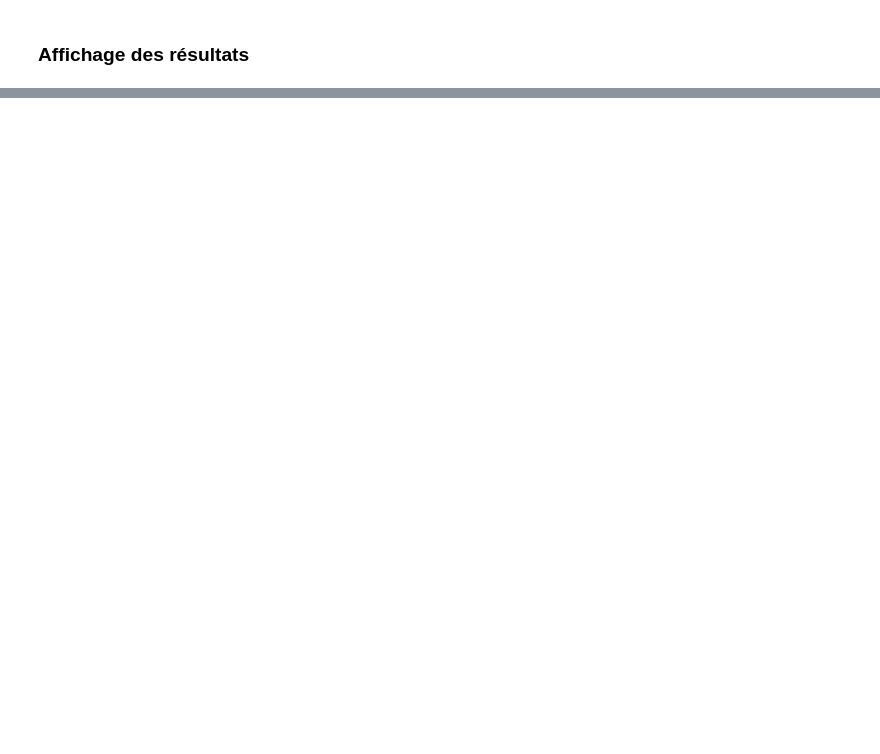
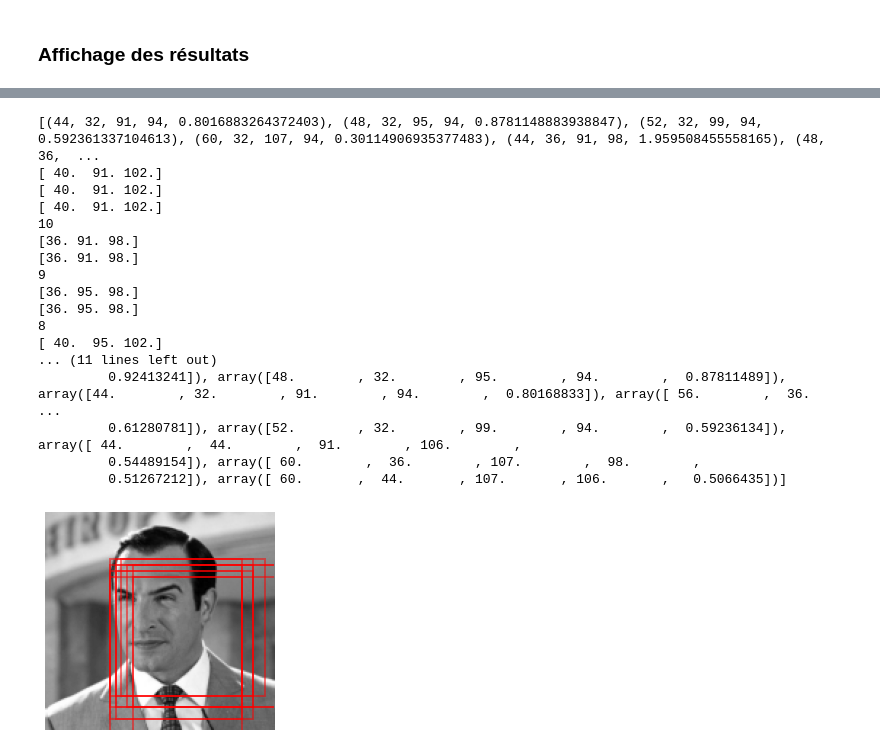
Before and after one commit to Jules02/TIPE, a Jupyter notebook: main.ipynb, the cells around one changed output, grey strips where cells are left out. Cells and saved outputs as stored; diff of their text form; code cells hidden in the pictures; blank space fills up the shorter version.

```diff
--- a/main.ipynb
+++ b/main.ipynb
@@ -175,0 +209,24 @@ Il faut encore combiner les patches qui se superposent
+# %%
+iou_tresh = 0.2
+
+def IOU(bboxes1, bboxes2):
+    # Calcule la distance de Jaccard entre bboxes1 et bboxes2
+    print(bboxes1)
+    bboxes1 = [int(i) for i in bboxes1]
+    bboxes2= [int(i) for i in bboxes2]
+
+    # Intersection
+    xA = max(bboxes1[0], bboxes2[0])
+    yA = max(bboxes1[1], bboxes2[1])
+    xB = min(bboxes1[2], bboxes2[2])
+    yB = min(bboxes1[3], bboxes2[3])
+
+    # Aire de l'intersection
+    intersection_area = max(0, xB - xA + 1) * max(0, yB - yA + 1)
+
+    box1_area = (bboxes1[2] - bboxes1[0] + 1) * (bboxes1[3] - bboxes1[1] + 1)
+    box2_area = (bboxes2[2] - bboxes2[0] + 1) * (bboxes2[3] - bboxes2[1] + 1)
+
+    iou = intersection_area / float(box1_area + box2_area - intersection_area)
+
+    return iou
@@ -175,0 +265,40 @@ Il faut encore combiner les patches qui se superposent
+# %%
+boxes = []
+
+Ni, Nj = positive_patches_shape
+
+for (i, j), conf in pred:
+        boxes.append((j, i, j+Nj, i+Ni, conf))
+
+print(boxes)
+
+boxes = np.array(boxes)
+
+nms_list = nms(boxes)
+
+fig, ax = plt.subplots()
+ax.imshow(test_image, cmap='gray')
+ax.axis('off')
+
+print(nms_list)
+for (j, i, j2, i2, conf) in nms_list:
+    ax.add_patch(plt.Rectangle((j, i), j2, i2, edgecolor='red', alpha=0.5, lw=2, facecolor='none'))
+# %% [output]
+[(44, 32, 91, 94, 0.8016883264372403), (48, 32, 95, 94, 0.8781148883938847), (52, 32, 99, 94, 0.592361337104613), (60, 32, 107, 94, 0.30114906935377483), (44, 36, 91, 98, 1.959508455558165), (48, 36,  ...
+[ 40.  91. 102.]
+[ 40.  91. 102.]
+[ 40.  91. 102.]
+10
+[36. 91. 98.]
+[36. 91. 98.]
+9
+[36. 95. 98.]
+[36. 95. 98.]
+8
+[ 40.  95. 102.]
+... (11 lines left out)
+         0.92413241]), array([48.        , 32.        , 95.        , 94.        ,  0.87811489]), array([44.        , 32.        , 91.        , 94.        ,  0.80168833]), array([ 56.        ,  36.     ...
+         0.61280781]), array([52.        , 32.        , 99.        , 94.        ,  0.59236134]), array([ 44.        ,  44.        ,  91.        , 106.        ,
+         0.54489154]), array([ 60.        ,  36.        , 107.        ,  98.        ,
+         0.51267212]), array([ 60.       ,  44.       , 107.       , 106.       ,   0.5066435])]
+[figure, added]
```
Also changed, not shown: parts of 12 cells of this notebook, 4 other files.
